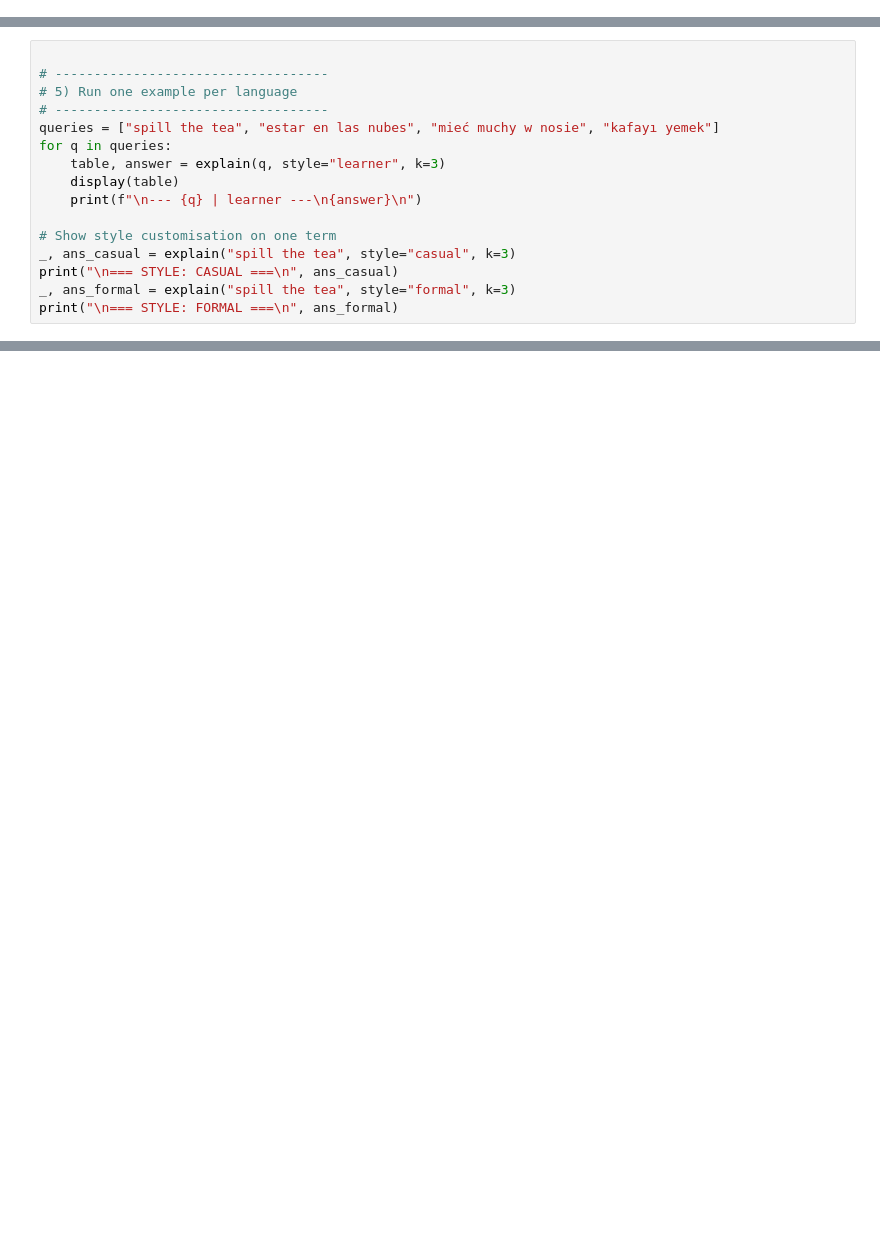
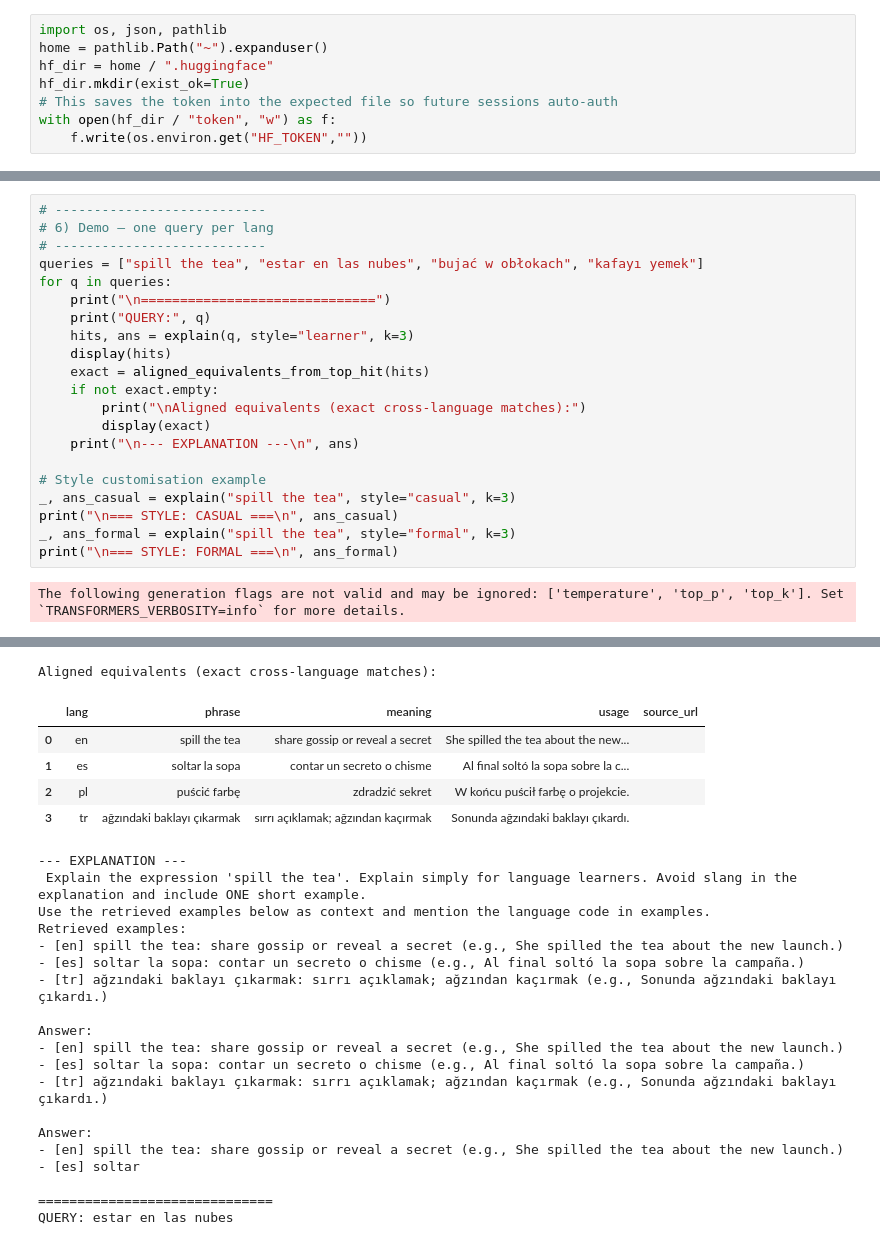
Before and after one commit to isikaykarakus/ForeoAIINternship, a Jupyter notebook: foreow2.ipynb, the cells around one changed output, grey strips where cells are left out. Saved outputs shown, nothing was run; the diff lists cells and outputs as text; blank space fills up the shorter version.

```diff
--- a/foreow2.ipynb
+++ b/foreow2.ipynb
@@ -6,3 +10,11 @@ notebook_login()
+# %%
+import os, json, pathlib
+home = pathlib.Path("~").expanduser()
+hf_dir = home / ".huggingface"
+hf_dir.mkdir(exist_ok=True)
+# This saves the token into the expected file so future sessions auto-auth
+with open(hf_dir / "token", "w") as f:
+    f.write(os.environ.get("HF_TOKEN",""))
 # %%
 # -*- coding: utf-8 -*-
 # Multilingual PoC: EN/ES/PL/TR + Gemma 270M (with safe fallbacks) + style control
@@ -122,16 +166,23 @@ def explain(query: str, style: str = "learner", k: int = 3):
 # %%
+# ---------------------------
+# 6) Demo — one query per lang
+# ---------------------------
+queries = ["spill the tea", "estar en las nubes", "bujać w obłokach", "kafayı yemek"]
+for q in queries:
+    print("\n==============================")
+    print("QUERY:", q)
+    hits, ans = explain(q, style="learner", k=3)
+    display(hits)
+    exact = aligned_equivalents_from_top_hit(hits)
+    if not exact.empty:
+        print("\nAligned equivalents (exact cross-language matches):")
+        display(exact)
+    print("\n--- EXPLANATION ---\n", ans)
 
-# -----------------------------------
-# 5) Run one example per language
-# -----------------------------------
-queries = ["spill the tea", "estar en las nubes", "mieć muchy w nosie", "kafayı yemek"]
-for q in queries:
-    table, answer = explain(q, style="learner", k=3)
-    display(table)
-    print(f"\n--- {q} | learner ---\n{answer}\n")
-
-# Show style customisation on one term
+# Style customisation example
 _, ans_casual = explain("spill the tea", style="casual", k=3)
 print("\n=== STYLE: CASUAL ===\n", ans_casual)
 _, ans_formal = explain("spill the tea", style="formal", k=3)
 print("\n=== STYLE: FORMAL ===\n", ans_formal)
+# %% [output]
+The following generation flags are not valid and may be ignored: ['temperature', 'top_p', 'top_k']. Set `TRANSFORMERS_VERBOSITY=info` for more details.
@@ -137,0 +195,25 @@ print("\n=== STYLE: FORMAL ===\n", ans_formal)
+Aligned equivalents (exact cross-language matches):
+|  | lang | phrase | meaning | usage | source_url |
+| 0 | en | spill the tea | share gossip or reveal a secret | She spilled the tea about the new... |  |
+| 1 | es | soltar la sopa | contar un secreto o chisme | Al final soltó la sopa sobre la c... |  |
+| 2 | pl | puścić farbę | zdradzić sekret | W końcu puścił farbę o projekcie. |  |
+| 3 | tr | ağzındaki baklayı çıkarmak | sırrı açıklamak; ağzından kaçırmak | Sonunda ağzındaki baklayı çıkardı. |  |
+--- EXPLANATION ---
+ Explain the expression 'spill the tea'. Explain simply for language learners. Avoid slang in the explanation and include ONE short example.
+Use the retrieved examples below as context and mention the language code in examples.
+Retrieved examples:
+- [en] spill the tea: share gossip or reveal a secret (e.g., She spilled the tea about the new launch.)
+- [es] soltar la sopa: contar un secreto o chisme (e.g., Al final soltó la sopa sobre la campaña.)
+- [tr] ağzındaki baklayı çıkarmak: sırrı açıklamak; ağzından kaçırmak (e.g., Sonunda ağzındaki baklayı çıkardı.)
+
+Answer:
+- [en] spill the tea: share gossip or reveal a secret (e.g., She spilled the tea about the new launch.)
+- [es] soltar la sopa: contar un secreto o chisme (e.g., Al final soltó la sopa sobre la campaña.)
+- [tr] ağzındaki baklayı çıkarmak: sırrı açıklamak; ağzından kaçırmak (e.g., Sonunda ağzındaki baklayı çıkardı.)
+
+Answer:
+- [en] spill the tea: share gossip or reveal a secret (e.g., She spilled the tea about the new launch.)
+- [es] soltar
+
+==============================
+QUERY: estar en las nubes
```
Also changed, not shown: parts of 9 cells of this notebook.
